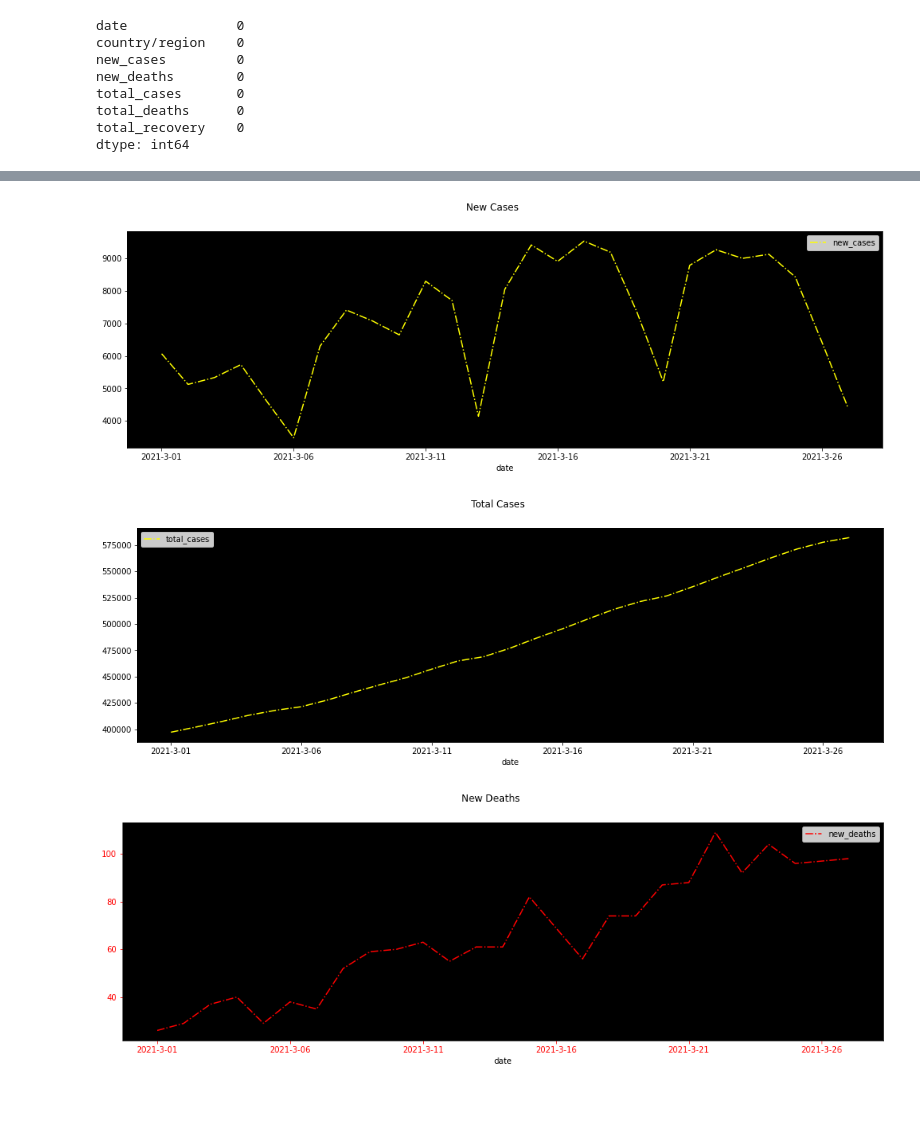
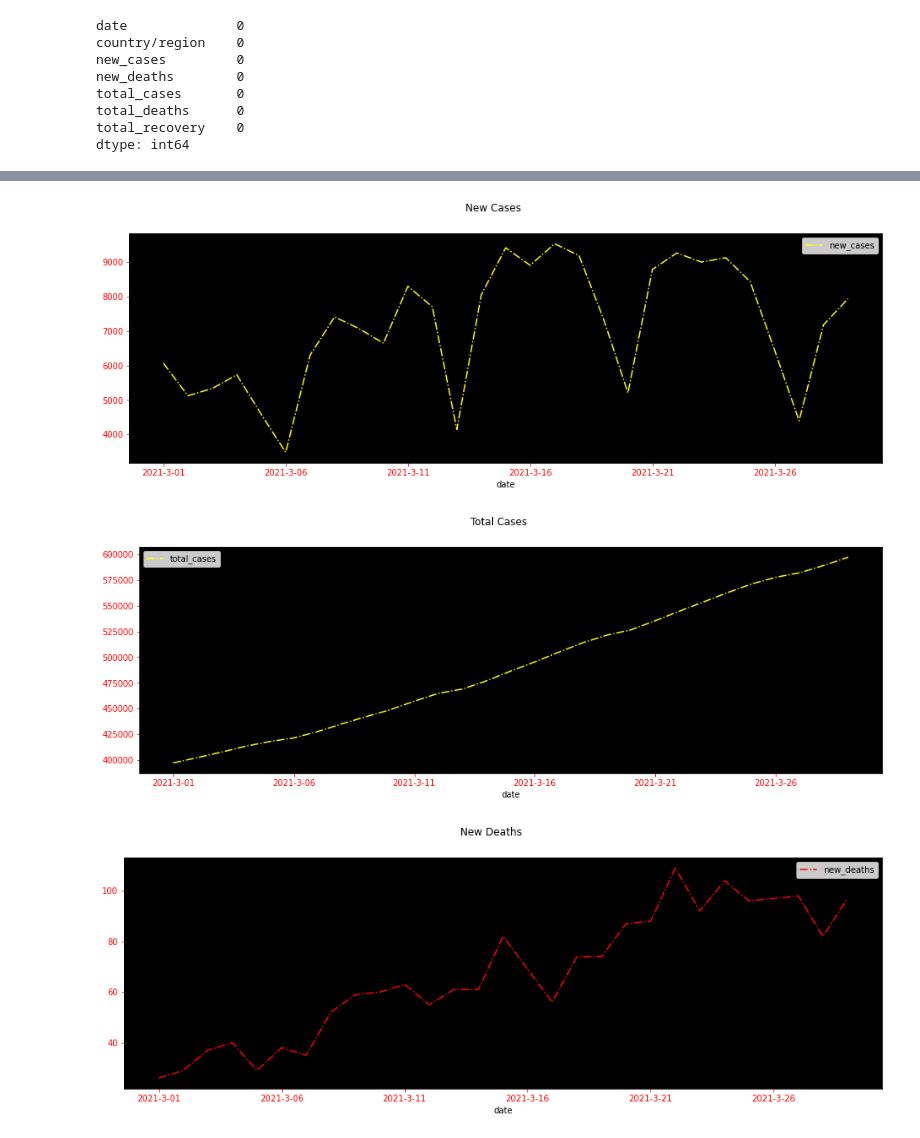
Before and after one commit to iiabdulrazak/silver-scraper, a Jupyter notebook: notebooks/visData.ipynb, the cells around one changed output, grey strips where cells are left out. Saved outputs shown, nothing was run; the diff lists cells and outputs as text; code cells hidden in the pictures; blank space fills up the shorter version.

```diff
--- a/notebooks/visData.ipynb
+++ b/notebooks/visData.ipynb
@@ -103,26 +105,30 @@ memory usage: 1.6+ KB
 # %%
 graphD = genData.set_index('date')
 # %%
-graphData = graphD.loc['2021-3-01' :'2021-3-27'][['new_cases']].plot(color=['yellow'],kind='line',figsize=(17,5), linestyle='-.')
+graphData = graphD.loc['2021-3-01' :'2021-3-29'][['new_cases']].plot(color=['yellow'],kind='line',figsize=(16,5), linestyle='-.')
 graphData.set_facecolor('black')
+graphData.tick_params(axis='x', colors='red')
+graphData.tick_params(axis='y', colors='red')
 plt.suptitle('New Cases')
 plt.show()
 # %% [output]
-[figure, old version]
+[figure, new version]
 # %%
-graphData = graphD.loc['2021-3-01' :'2021-3-27'][['total_cases']].plot(color=['yellow'],kind='line',figsize=(17,5), linestyle='-.')
+graphData = graphD.loc['2021-3-01' :'2021-3-29'][['total_cases']].plot(color=['yellow'],kind='line',figsize=(16,5), linestyle='-.')
 graphData.set_facecolor('black')
+graphData.tick_params(axis='x', colors='red')
+graphData.tick_params(axis='y', colors='red')
 plt.suptitle('Total Cases')
 plt.show()
 # %% [output]
-[figure, old version]
+[figure, new version]
 # %%
-graphData = graphD.loc['2021-3-01' :'2021-3-27'][['new_deaths']].plot(color=['red'],kind='line',figsize=(17,5), linestyle='-.')
+graphData = graphD.loc['2021-3-01' :'2021-3-29'][['new_deaths']].plot(color=['red'],kind='line',figsize=(16,5), linestyle='-.')
 graphData.tick_params(axis='x', colors='red')
 graphData.tick_params(axis='y', colors='red')
 graphData.set_facecolor('black')
 plt.suptitle('New Deaths')
 plt.show()
 # %% [output]
-[figure, old version]
+[figure, new version]
 # %%
```
Also changed, not shown: parts of 6 cells of this notebook.
